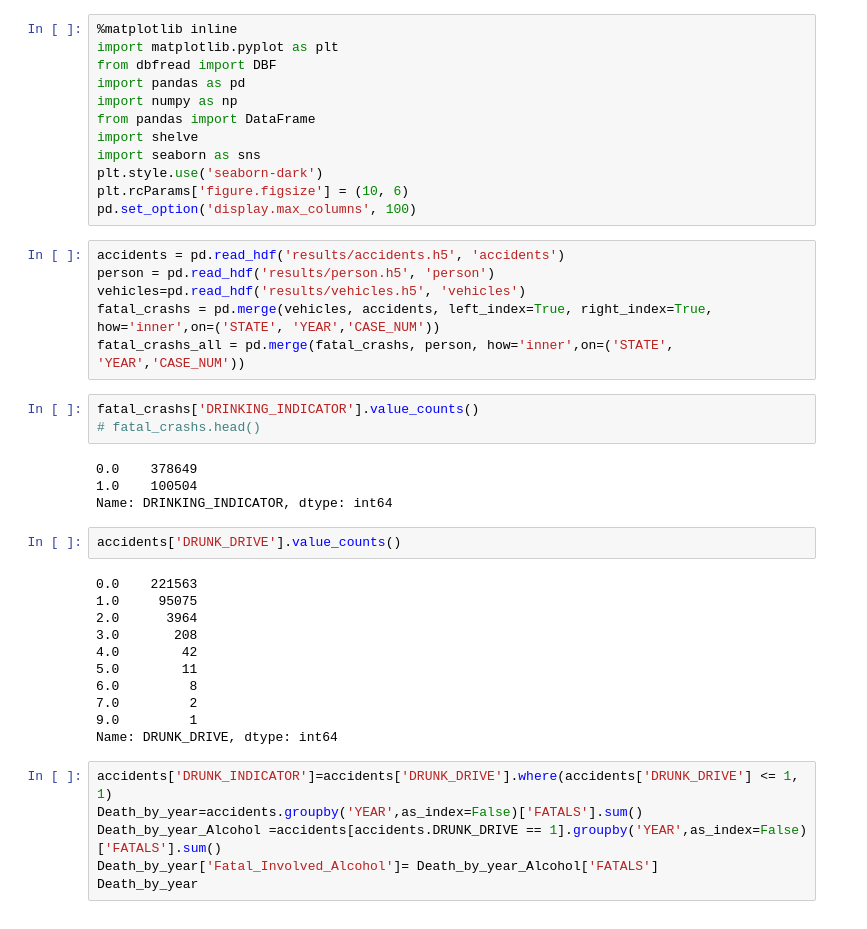
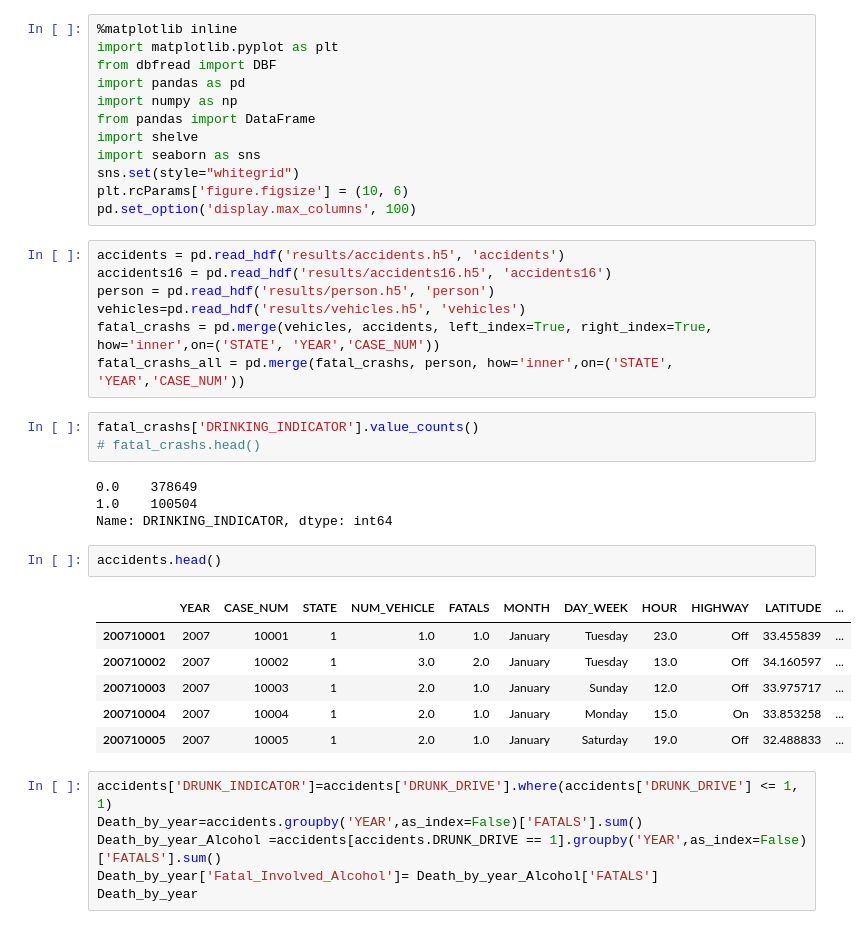
Before and after one commit to junemore/traffic-accidents-analysis, a Jupyter notebook: Notebook_5_Alcohol+Violation.ipynb, the cells around one changed output. Drawn from its saved outputs; the diff is of its cells as text.

```diff
--- a/Notebook_5_Alcohol+Violation.ipynb
+++ b/Notebook_5_Alcohol+Violation.ipynb
@@ -7,11 +7,12 @@ import numpy as np
 from pandas import DataFrame
 import shelve
 import seaborn as sns
-plt.style.use('seaborn-dark')
+sns.set(style="whitegrid")
 plt.rcParams['figure.figsize'] = (10, 6)
 pd.set_option('display.max_columns', 100)
 # %%
 accidents = pd.read_hdf('results/accidents.h5', 'accidents')
+accidents16 = pd.read_hdf('results/accidents16.h5', 'accidents16')
 person = pd.read_hdf('results/person.h5', 'person')
 vehicles=pd.read_hdf('results/vehicles.h5', 'vehicles')
 fatal_crashs = pd.merge(vehicles, accidents, left_index=True, right_index=True, how='inner',on=('STATE', 'YEAR','CASE_NUM'))
@@ -23,19 +24,15 @@ fatal_crashs['DRINKING_INDICATOR'].value_counts()
 0.0    378649
 1.0    100504
 Name: DRINKING_INDICATOR, dtype: int64
-# %%
-accidents['DRUNK_DRIVE'].value_counts()
-# %% [output]
-0.0    221563
-1.0     95075
-2.0      3964
-3.0       208
-4.0        42
-5.0        11
-6.0         8
-7.0         2
-9.0         1
-Name: DRUNK_DRIVE, dtype: int64
+# %%
+accidents.head()
+# %% [output]
+|  | YEAR | CASE_NUM | STATE | NUM_VEHICLE | FATALS | MONTH | DAY_WEEK | HOUR | HIGHWAY | LATITUDE | ... |
+| 200710001 | 2007 | 10001 | 1 | 1.0 | 1.0 | January | Tuesday | 23.0 | Off | 33.455839 | ... |
+| 200710002 | 2007 | 10002 | 1 | 3.0 | 2.0 | January | Tuesday | 13.0 | Off | 34.160597 | ... |
+| 200710003 | 2007 | 10003 | 1 | 2.0 | 1.0 | January | Sunday | 12.0 | Off | 33.975717 | ... |
+| 200710004 | 2007 | 10004 | 1 | 2.0 | 1.0 | January | Monday | 15.0 | On | 33.853258 | ... |
+| 200710005 | 2007 | 10005 | 1 | 2.0 | 1.0 | January | Saturday | 19.0 | Off | 32.488833 | ... |
 # %%
 accidents['DRUNK_INDICATOR']=accidents['DRUNK_DRIVE'].where(accidents['DRUNK_DRIVE'] <= 1, 1)
 Death_by_year=accidents.groupby('YEAR',as_index=False)['FATALS'].sum()
```
Also changed, not shown: parts of 12 cells of this notebook, 6 other files.
